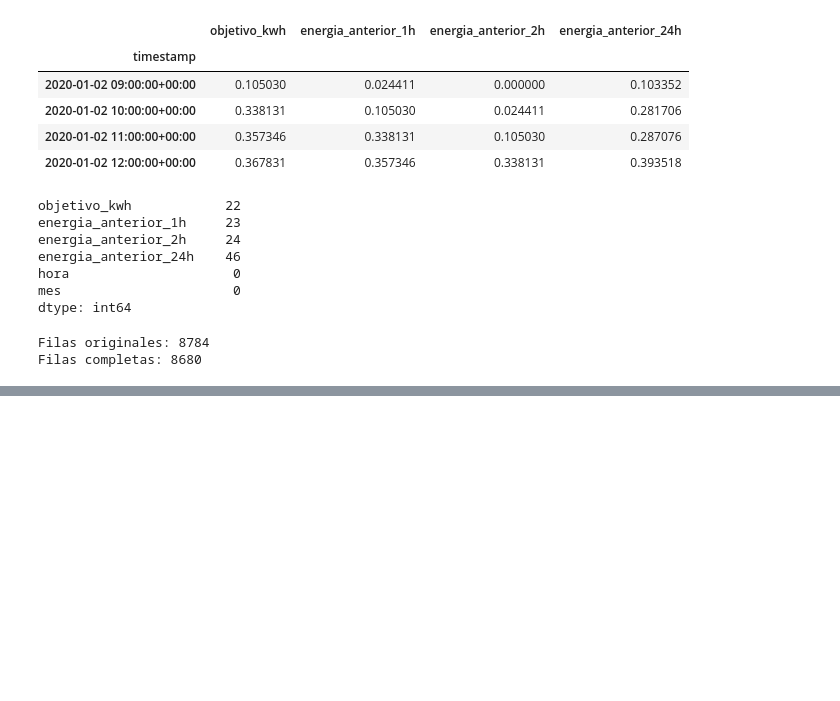
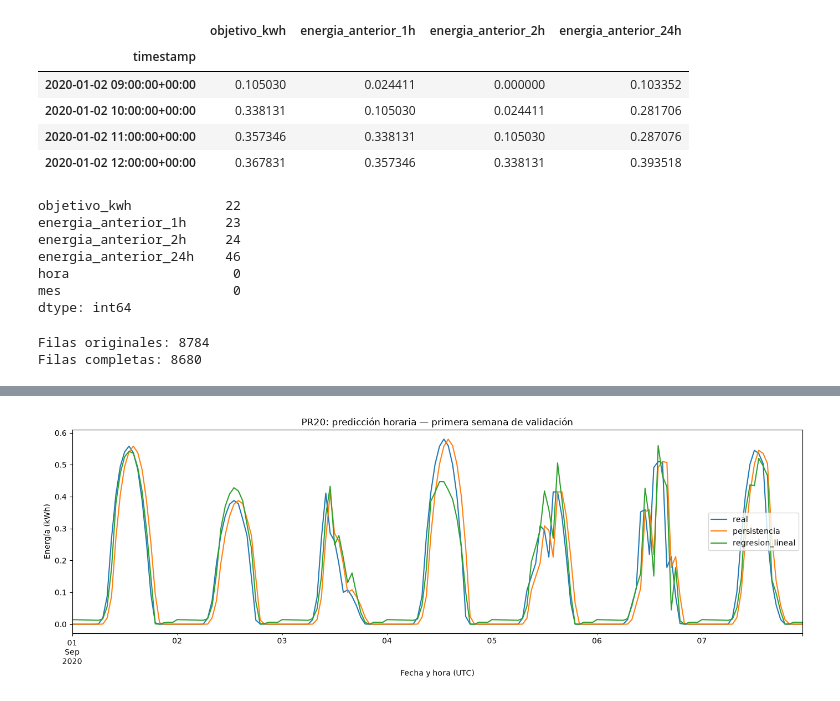
Before and after one commit to alvarofernandezsanchez/fvaa, a Jupyter notebook: notebooks/PR20.ipynb, the cells around one changed output, grey strips where cells are left out. Saved outputs shown, nothing was run; the diff lists cells and outputs as text; code cells hidden in the pictures; blank space fills up the shorter version.

Commit message:
Evalúa modelos horarios y cuantiles de producción PR20

```diff
--- a/notebooks/PR20.ipynb
+++ b/notebooks/PR20.ipynb
@@ -280,7 +280,10 @@ display(metadata)
 | 22 | PR_23 | House | 1 | 1 | 6.90 | 1.68 | 27/02/2020 | ... |
 | 23 | PR_24 | House | 1 | 1 | 6.90 | 1.00 | 13/03/2020 | ... |
 # %%
-df_prod["timestamp"] = pd.to_datetime(df_prod["timestamp"], utc=True)
+df_muestra["timestamp"] = pd.to_datetime(
+    df_muestra["timestamp"],
+    utc=True,
+)
 # %%
 df_horario = (
     df_prod.resample("1h", on="timestamp", closed="left", label="left")
@@ -378,0 +481,8 @@ Filas completas: 8680
+# %%
+from sklearn.linear_model import LinearRegression
+
+modelo_lineal = LinearRegression()
+
+modelo_lineal.fit(X_train, y_train)
+
+pred_lineal = modelo_lineal.predict(X_val)
@@ -378,0 +531,12 @@ Filas completas: 8680
+# %%
+pred_lineal_no_negativa = np.maximum(pred_lineal, 0)
+
+df_resultados.loc[
+    "Regresión lineal (mínimo cero)",
+    ["MAE_kwh", "RMSE_kwh"],
+] = [
+    mean_absolute_error(y_val, pred_lineal_no_negativa),
+    np.sqrt(mean_squared_error(y_val, pred_lineal_no_negativa)),
+]
+
+display(df_resultados)
@@ -378,0 +550,18 @@ Filas completas: 8680
+# %%
+df_predicciones_val = pd.DataFrame({
+    "real": y_val,
+    "persistencia": pred_persistencia,
+    "regresion_lineal": pred_lineal_no_negativa,
+})
+
+df_predicciones_val.loc["2020-09-01":"2020-09-07"].plot(
+    figsize=(14, 5),
+    title="PR20: predicción horaria — primera semana de validación",
+    xlabel="Fecha y hora (UTC)",
+    ylabel="Energía (kWh)",
+)
+
+plt.tight_layout()
+plt.show()
+# %% [output]
+[figure, added]
```
Also changed, not shown: parts of 58 cells of this notebook.
